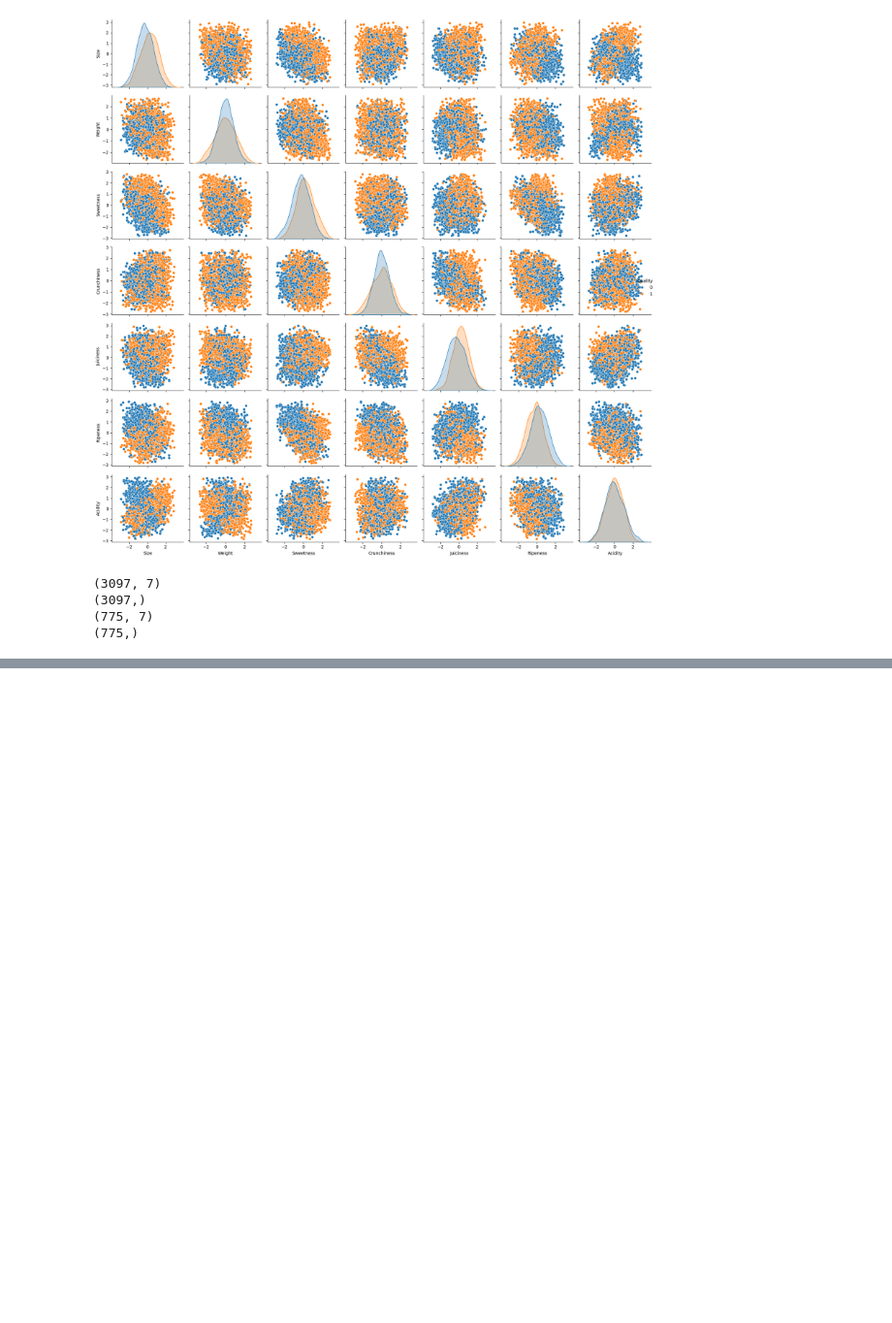
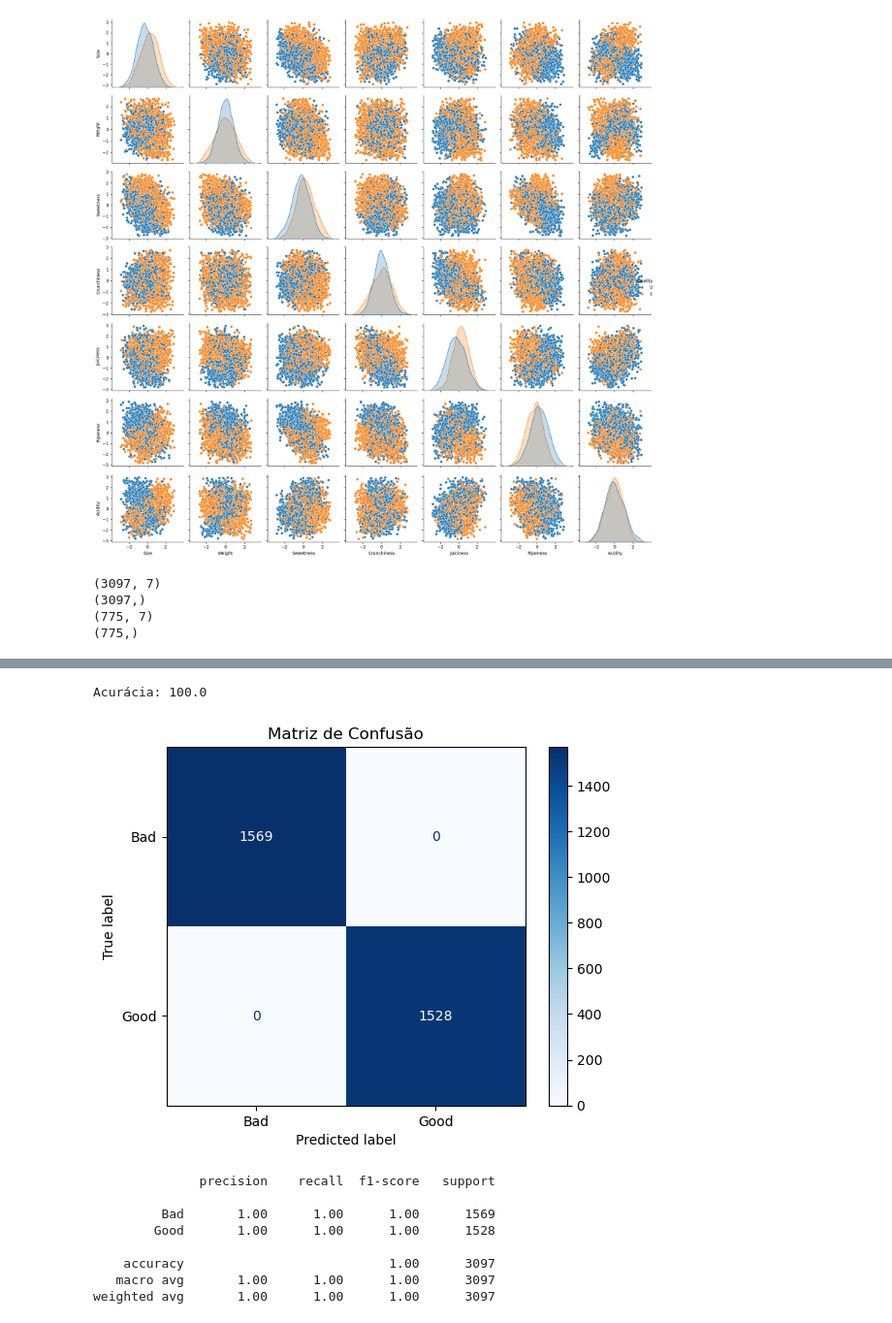
Before and after one commit to Guilherme-Luis/Chat-Apple-Quality, a Jupyter notebook: ml/Extract-model.ipynb, the cells around one changed output, grey strips where cells are left out. Shown at 97% size. Saved outputs shown, nothing was run; the diff lists cells and outputs as text; code cells hidden in the pictures; blank space fills up the shorter version.

```diff
--- a/ml/Extract-model.ipynb
+++ b/ml/Extract-model.ipynb
@@ -302,3 +303,31 @@ print(classification_report(Y_test, predictions_KNN,target_names=["Bad","Good"])
     accuracy                           0.89       775
    macro avg       0.89      0.89      0.89       775
 weighted avg       0.89      0.89      0.89       775
+# %%
+# Decision Tree Classifier no conjunto de treino
+CART = DecisionTreeClassifier()
+CART.fit(X_train, Y_train)
+predictions_CART = CART.predict(X_train)
+print(f"Acurácia: {accuracy_score(Y_train, predictions_CART) * 100}")
+
+confusion_matrix = ConfusionMatrixDisplay.from_predictions(
+    Y_train,
+    predictions_CART,
+    display_labels=["Bad", "Good"],
+    cmap="Blues"
+)
+confusion_matrix.ax_.set_title("Matriz de Confusão")
+plt.show()
+
+print(classification_report(Y_train, predictions_CART,target_names=["Bad","Good"]))
+# %% [output]
+Acurácia: 100.0
+[figure, added]
+              precision    recall  f1-score   support
+
+         Bad       1.00      1.00      1.00      1569
+        Good       1.00      1.00      1.00      1528
+
+    accuracy                           1.00      3097
+   macro avg       1.00      1.00      1.00      3097
+weighted avg       1.00      1.00      1.00      3097
```
Also changed, not shown: parts of 16 cells of this notebook, 3 other files.
